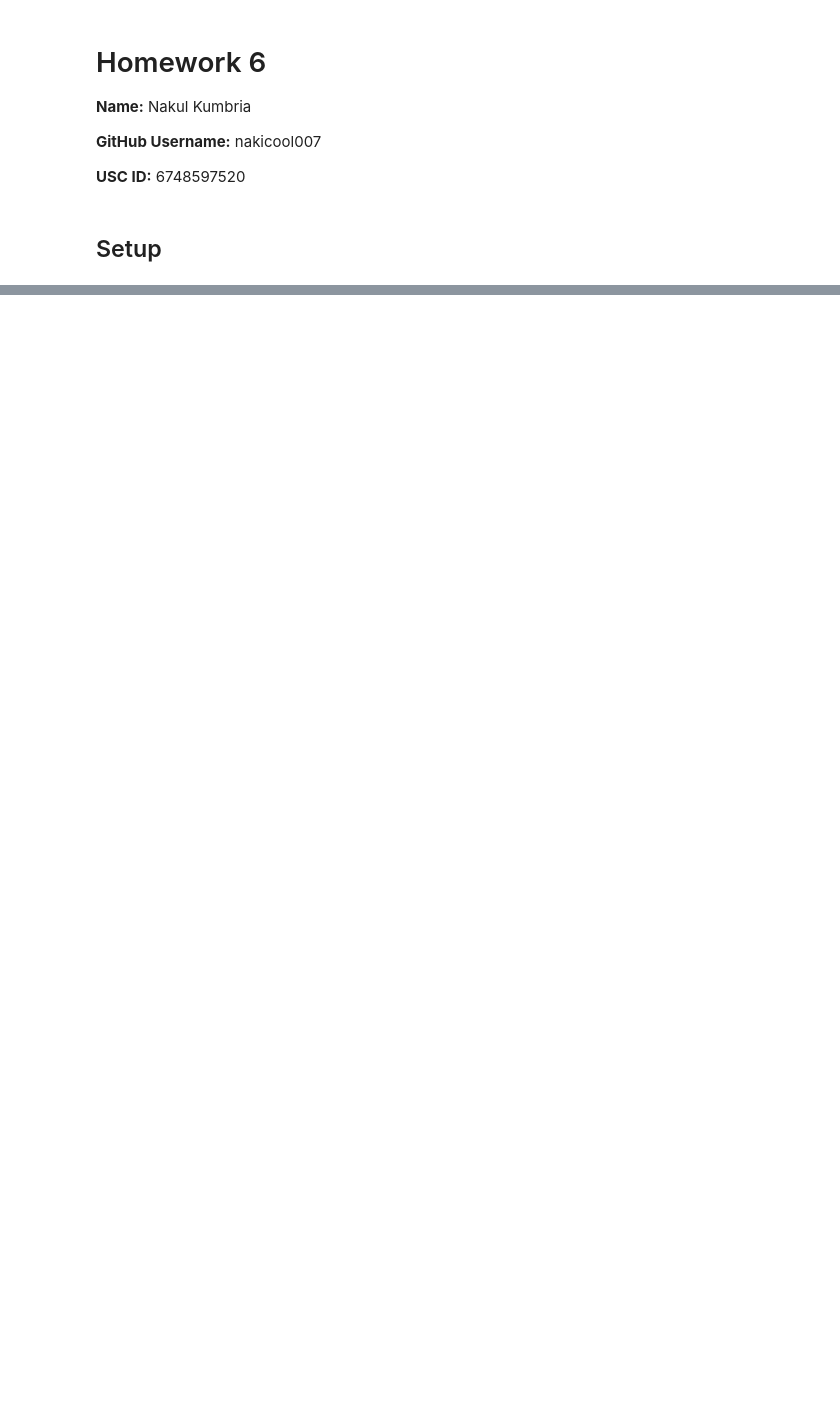
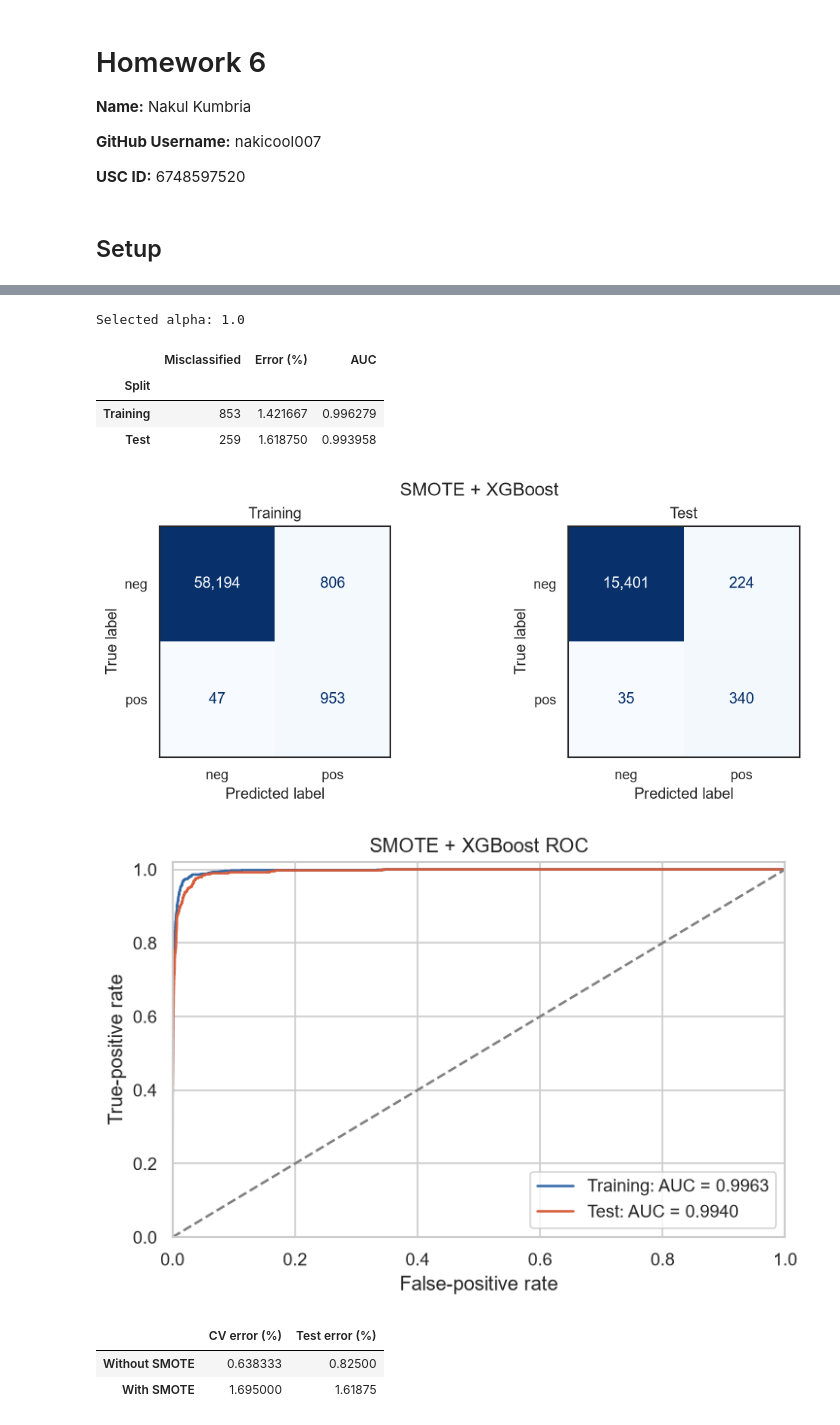
Before and after one commit to nakicool007/aps-failure-classification, a Jupyter notebook: notebook/Kumbria_Nakul_HW6.ipynb, the cells around one changed output, grey strips where cells are left out. Saved outputs shown, nothing was run; the diff lists cells and outputs as text; code cells hidden in the pictures; blank space fills up the shorter version.

```diff
--- a/notebook/Kumbria_Nakul_HW6.ipynb
+++ b/notebook/Kumbria_Nakul_HW6.ipynb
@@ -1558,0 +400,12 @@ after adding this point. The lower-right panel shows the added observation as a
+# %%
+xgb_smote = tune_xgb(use_smote=True)
+xgb_smote_results, xgb_smote_matrices = evaluate_model(
+    xgb_smote.best_estimator_, X_train_raw, X_test_raw, "SMOTE + XGBoost")
+display(pd.DataFrame({"CV error (%)": [100 * (1 - xgb_plain.best_score_),
+                                      100 * (1 - xgb_smote.best_score_)],
+                      "Test error (%)": [xgb_plain_results.loc["Test", "Error (%)"],
+                                         xgb_smote_results.loc["Test", "Error (%)"]]},
+                     index=["Without SMOTE", "With SMOTE"]).round(6))
+display(pd.concat({"Without SMOTE": xgb_plain_results,
+                   "With SMOTE": xgb_smote_results}, names=["Model", "Split"]).round(6))
+# %% [output]
@@ -1558,0 +417,10 @@ after adding this point. The lower-right panel shows the added observation as a
+Selected alpha: 1.0
+|  | Misclassified | Error (%) | AUC |
+| Split |  |  |  |
+| Training | 853 | 1.421667 | 0.996279 |
+| Test | 259 | 1.618750 | 0.993958 |
+[figure, added]
+[figure, added]
+|  | CV error (%) | Test error (%) |
+| Without SMOTE | 0.638333 | 0.82500 |
+| With SMOTE | 1.695000 | 1.61875 |
```
Also changed, not shown: parts of 78 cells of this notebook, 1 other file.
